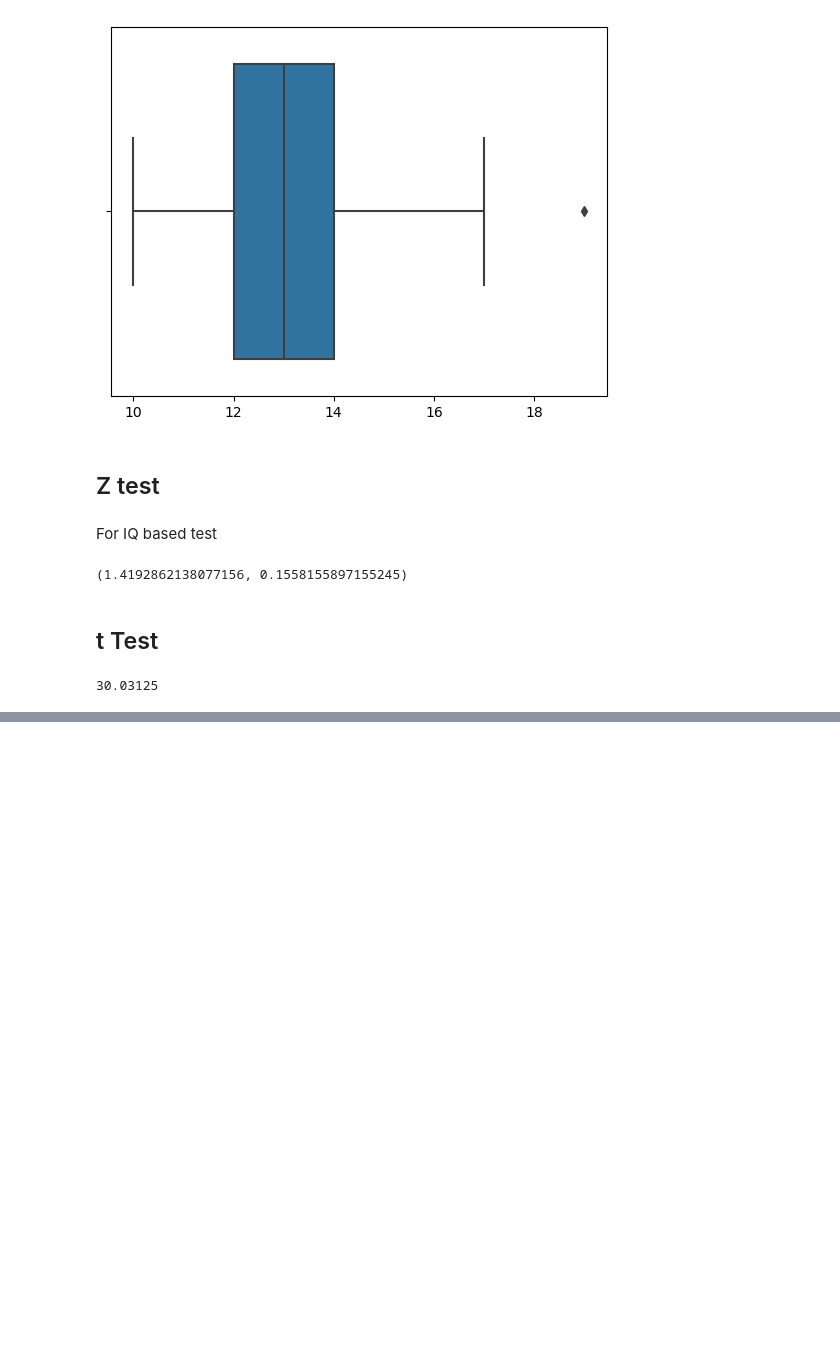
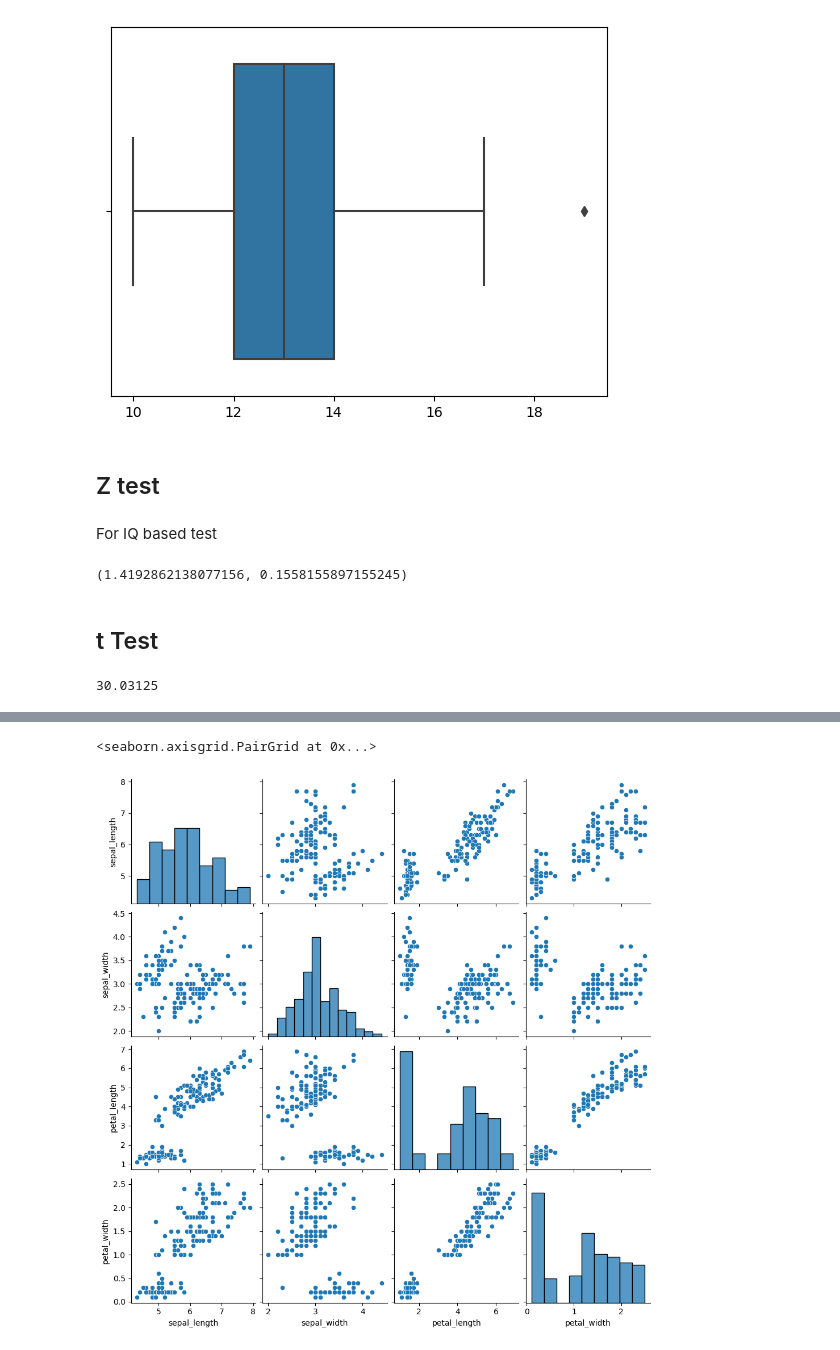
Before and after one commit to vigdisha/Statistics_DataScience, a Jupyter notebook: probability.ipynb, the cells around one changed output, grey strips where cells are left out. Saved outputs shown, nothing was run; the diff lists cells and outputs as text; code cells hidden in the pictures; blank space fills up the shorter version.

```diff
--- a/probability.ipynb
+++ b/probability.ipynb
@@ -203,0 +231,3 @@ p value =pvalue=0.24
+# %%
+df = sns.load_dataset('iris')
+df.head()
@@ -203,0 +250,6 @@ p value =pvalue=0.24
+# %%
+#visualze the correlation
+sns.pairplot(df)
+# %% [output]
+<seaborn.axisgrid.PairGrid at 0x...>
+[figure, added]
```
Also changed, not shown: parts of 11 cells of this notebook.
